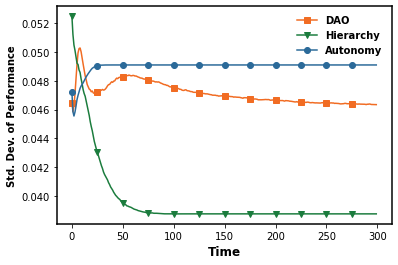
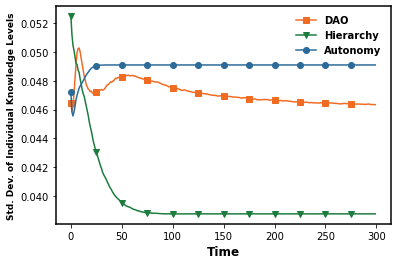
Code edit (unified diff) that turned the first committed figure into the second:
--- before
+++ after
@@ -10,5 +10,5 @@
 ax.plot(x, autonomy_variance, "-o", color=nature_blue, label="Autonomy", markevery=25)
 plt.xlabel('Time', fontweight='bold', fontsize=12)
-plt.ylabel('Std. Dev. of Performance', fontweight='bold', fontsize=10)
+plt.ylabel('Std. Dev. of Individual Knowledge Levels', fontweight='bold', fontsize=9)
 ax.legend(frameon=False, ncol=1, fontsize=12, prop=legend_properties)
 plt.savefig(data_folder + r"\DHA_sd.png", transparent=True, dpi=300)

Commit: add survival analysis as per (Greve, 2002)